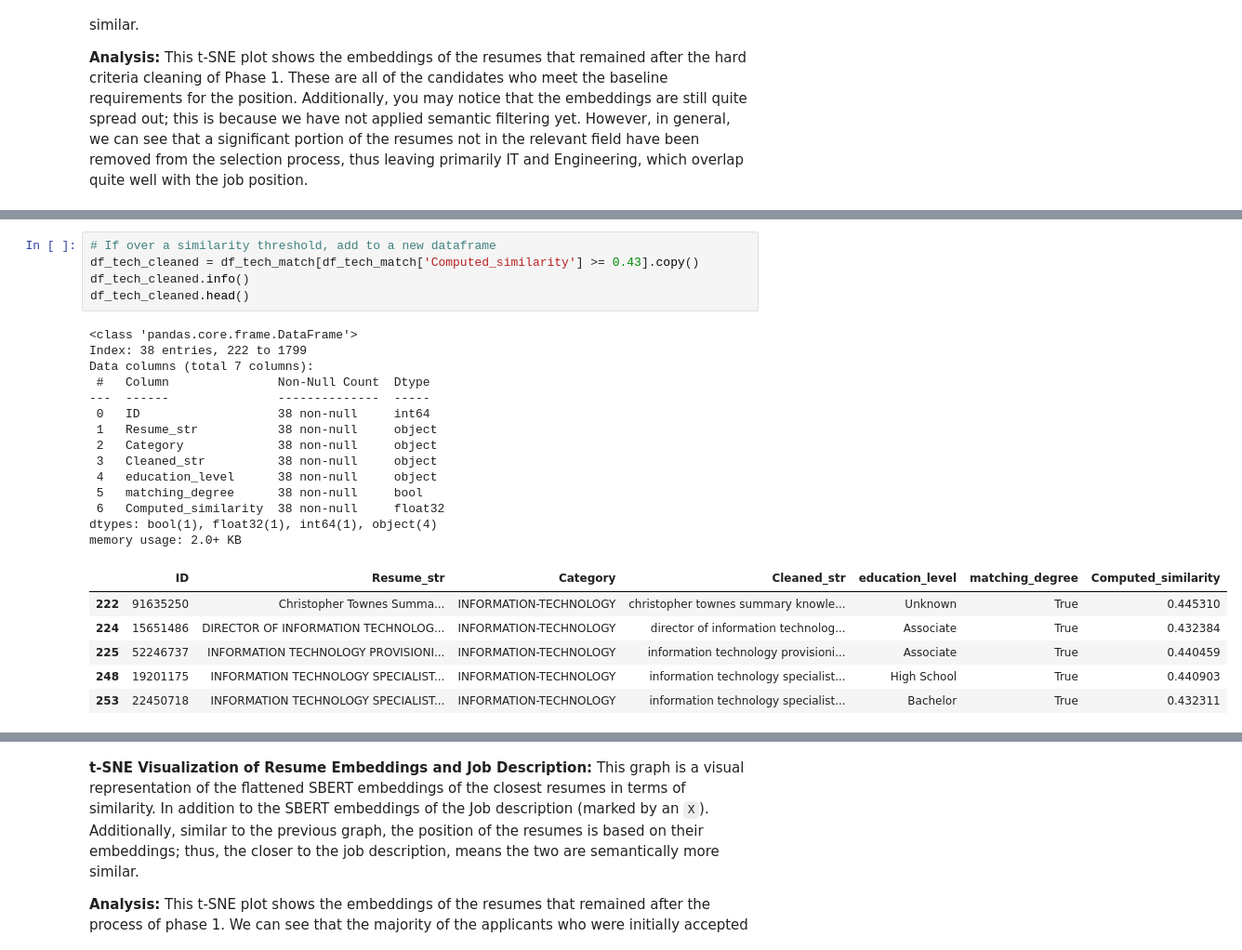
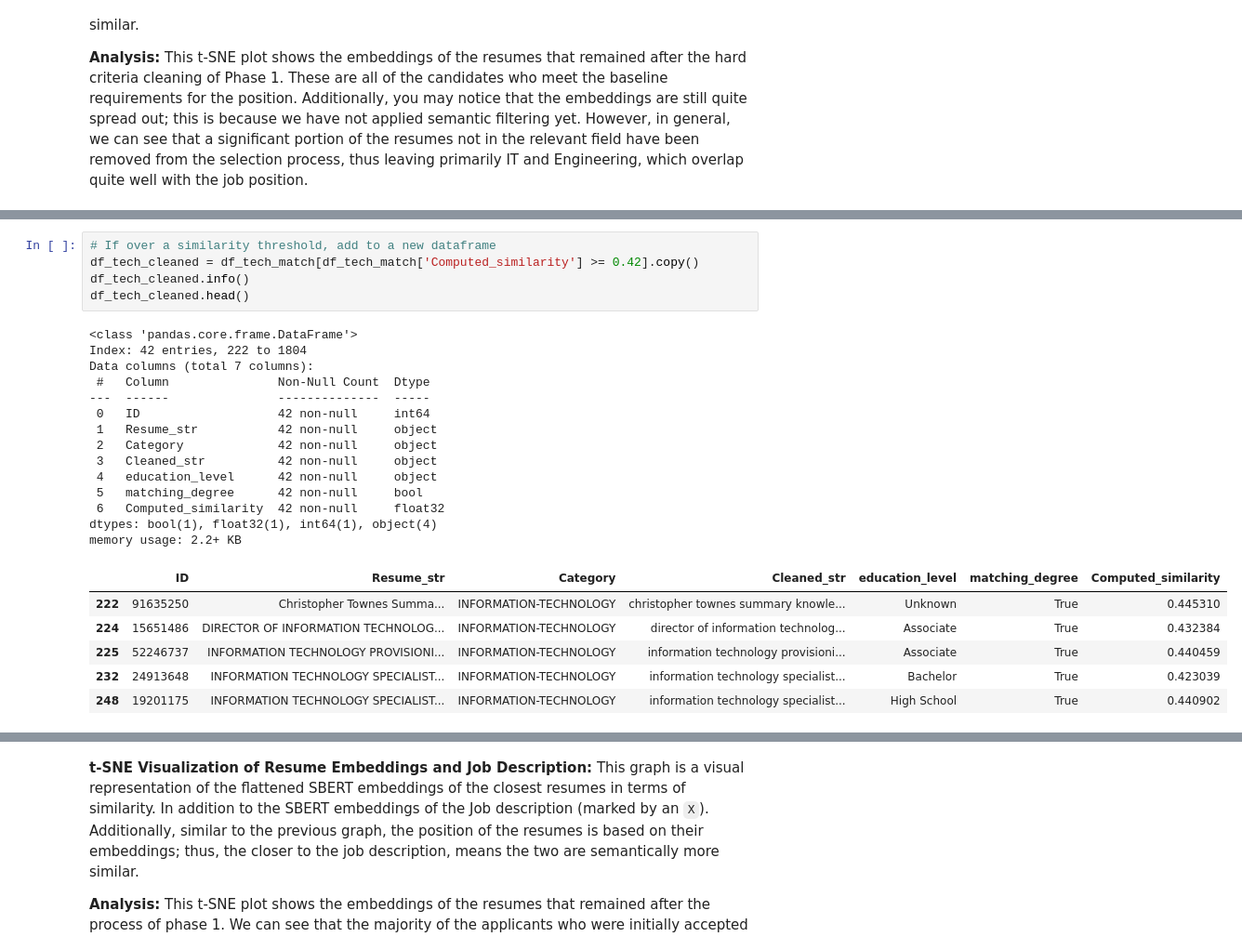
Before and after one commit to henry-AY/ResumeScreening, a Jupyter notebook: Resume_Screening.ipynb, the cells around one changed output, grey strips where cells are left out. Shown at 93% size. Drawn from its saved outputs; the diff is of its cells as text.

```diff
--- a/Resume_Screening.ipynb
+++ b/Resume_Screening.ipynb
@@ -565,29 +575,29 @@ This graph is a visual representation of the flattened SBERT embeddings of the c
 # %%
 # If over a similarity threshold, add to a new dataframe
-df_tech_cleaned = df_tech_match[df_tech_match['Computed_similarity'] >= 0.43].copy()
+df_tech_cleaned = df_tech_match[df_tech_match['Computed_similarity'] >= 0.42].copy()
 df_tech_cleaned.info()
 df_tech_cleaned.head()
 # %% [output]
 <class 'pandas.core.frame.DataFrame'>
-Index: 38 entries, 222 to 1799
+Index: 42 entries, 222 to 1804
 Data columns (total 7 columns):
  #   Column               Non-Null Count  Dtype
 ---  ------               --------------  -----
- 0   ID                   38 non-null     int64
- 1   Resume_str           38 non-null     object
- 2   Category             38 non-null     object
- 3   Cleaned_str          38 non-null     object
- 4   education_level      38 non-null     object
- 5   matching_degree      38 non-null     bool
- 6   Computed_similarity  38 non-null     float32
+ 0   ID                   42 non-null     int64
+ 1   Resume_str           42 non-null     object
+ 2   Category             42 non-null     object
+ 3   Cleaned_str          42 non-null     object
+ 4   education_level      42 non-null     object
+ 5   matching_degree      42 non-null     bool
+ 6   Computed_similarity  42 non-null     float32
 dtypes: bool(1), float32(1), int64(1), object(4)
-memory usage: 2.0+ KB
+memory usage: 2.2+ KB
 |  | ID | Resume_str | Category | Cleaned_str | education_level | matching_degree | Computed_similarity |
 | 222 | 91635250 | Christopher Townes Summa... | INFORMATION-TECHNOLOGY | christopher townes summary knowle... | Unknown | True | 0.445310 |
 | 224 | 15651486 | DIRECTOR OF INFORMATION TECHNOLOG... | INFORMATION-TECHNOLOGY | director of information technolog... | Associate | True | 0.432384 |
 | 225 | 52246737 | INFORMATION TECHNOLOGY PROVISIONI... | INFORMATION-TECHNOLOGY | information technology provisioni... | Associate | True | 0.440459 |
-| 248 | 19201175 | INFORMATION TECHNOLOGY SPECIALIST... | INFORMATION-TECHNOLOGY | information technology specialist... | High School | True | 0.440903 |
-| 253 | 22450718 | INFORMATION TECHNOLOGY SPECIALIST... | INFORMATION-TECHNOLOGY | information technology specialist... | Bachelor | True | 0.432311 |
+| 232 | 24913648 | INFORMATION TECHNOLOGY SPECIALIST... | INFORMATION-TECHNOLOGY | information technology specialist... | Bachelor | True | 0.423039 |
+| 248 | 19201175 | INFORMATION TECHNOLOGY SPECIALIST... | INFORMATION-TECHNOLOGY | information technology specialist... | High School | True | 0.440902 |
 # %%
 # Graphing resume embeddings with computed similarity
 # https://medium.com/analytics-vidhya/visualising-embeddings-with-t-sne-b54bf6b635f
```
Also changed, not shown: parts of 8 cells of this notebook.
